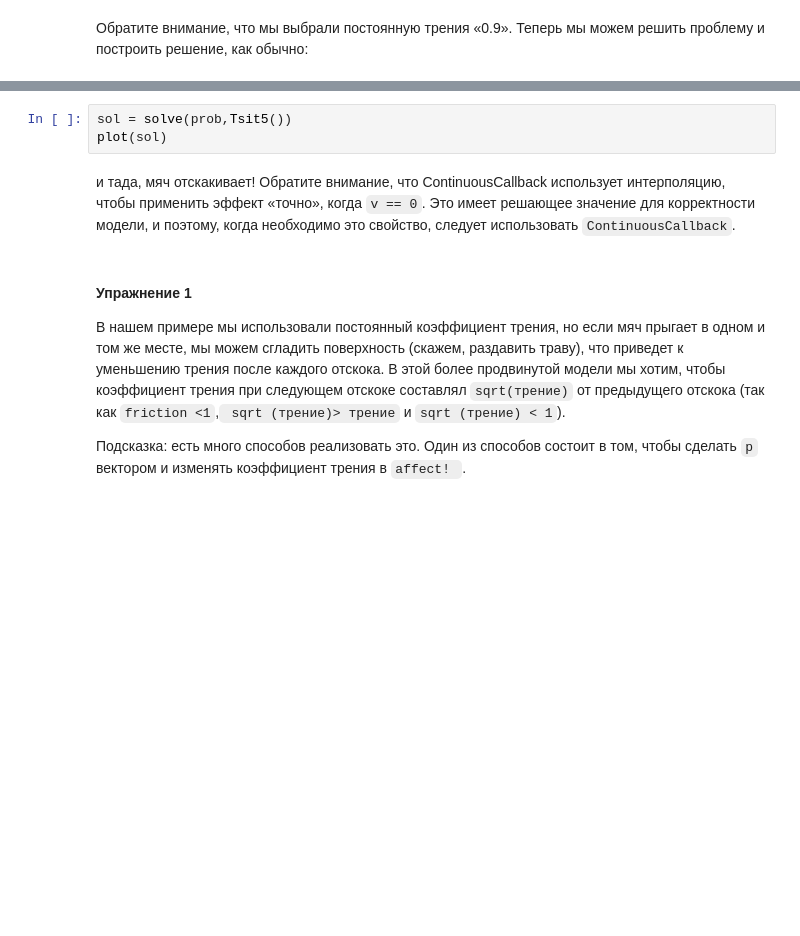
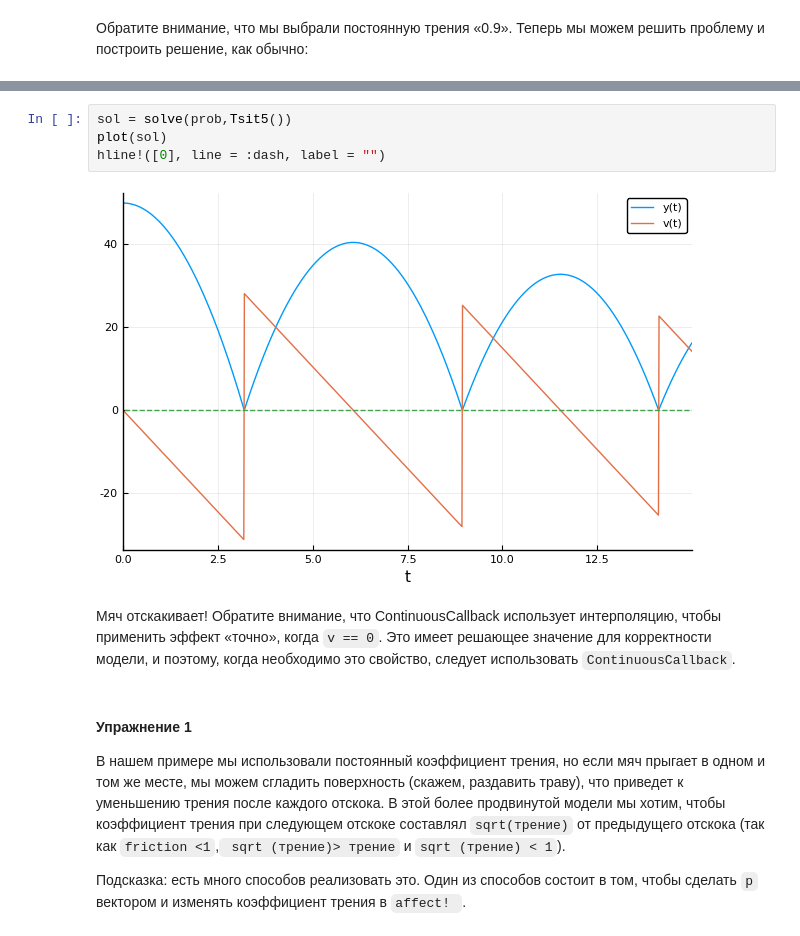
Before and after one commit to yamadharma/julia-students, a Jupyter notebook: DiffEq/4.CallbacksAndEvents.ipynb, the cells around one changed output, grey strips where cells are left out. Drawn from its saved outputs; the diff is of its cells as text; blank space fills up the shorter version.

```diff
--- a/DiffEq/4.CallbacksAndEvents.ipynb
+++ b/DiffEq/4.CallbacksAndEvents.ipynb
@@ -62,8 +151,11 @@ using Plots;
 # %%
 sol = solve(prob,Tsit5())
 plot(sol)
+hline!([0], line = :dash, label = "")
+# %% [output]
+[figure, added]
 # %% [markdown]
-и тада, мяч отскакивает! Обратите внимание, что ContinuousCallback использует интерполяцию, чтобы применить эффект «точно», когда `v == 0`. Это имеет решающее значение для корректности модели, и поэтому, когда необходимо это свойство, следует использовать `ContinuousCallback`.
+Мяч отскакивает! Обратите внимание, что ContinuousCallback использует интерполяцию, чтобы применить эффект «точно», когда `v == 0`. Это имеет решающее значение для корректности модели, и поэтому, когда необходимо это свойство, следует использовать `ContinuousCallback`.
 # %% [markdown]
 #### Упражнение 1
 
```
Also changed, not shown: parts of 18 cells of this notebook, 3 other files.
